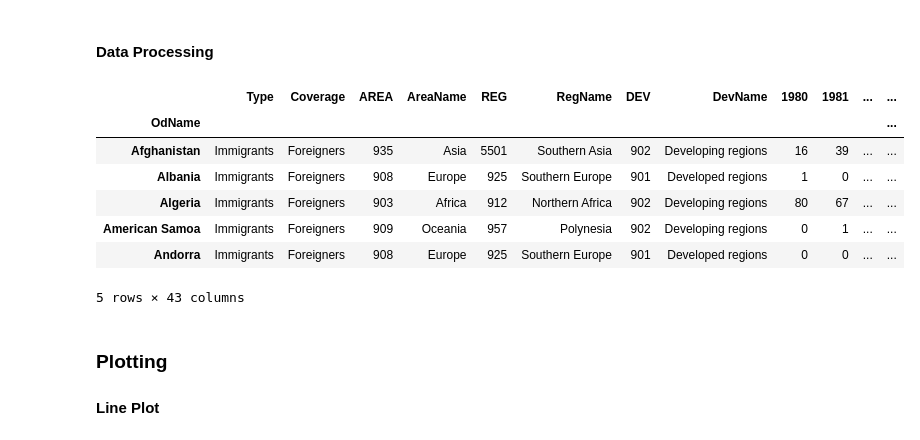
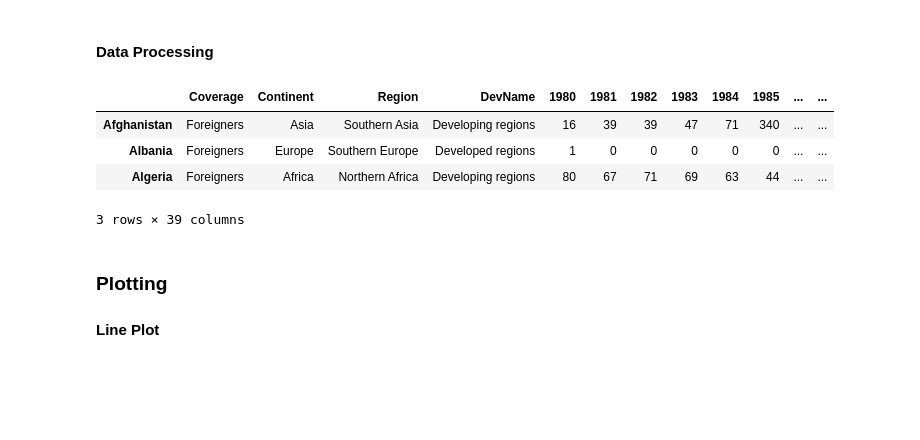
Before and after one commit to BradfordMutemi/datavisualization, a Jupyter notebook: datavisualization.ipynb, the cells around one changed output. Cells and saved outputs as stored; diff of their text form; code cells hidden in the pictures; blank space fills up the shorter version.

```diff
--- a/datavisualization.ipynb
+++ b/datavisualization.ipynb
@@ -40,22 +45,31 @@ memory usage: 65.6+ KB
 # %% [markdown]
 #### Data Processing
 # %%
+# Rename Columns
+df_can = df_can.rename(columns={'OdName':'Country', 'AreaName':'Continent','RegName':'Region'})
+
+# Drop Columns we won't be using
+df_can = df_can.drop(['Type','AREA','REG','DEV'], axis=1)
+
 # Re-index the dataset to have the countries as the index
-df_can = df_can.set_index('OdName')
+df_can = df_can.set_index('Country')
+
+# Drop Index Name
+df_can.index.name = None
 
 # Create a Total Immigrants column
 df_can['TotalImm'] = df_can.loc[:,1980:].sum(axis=1)
+
+# Convert Columns into string
+df_can.columns = list(map(str, df_can.columns))
 # %%
-df_can.head()
+df_can.head(3)
 # %% [output]
-|  | Type | Coverage | AREA | AreaName | REG | RegName | DEV | DevName | 1980 | 1981 | ... | ... |
-| OdName |  |  |  |  |  |  |  |  |  |  |  | ... |
-| Afghanistan | Immigrants | Foreigners | 935 | Asia | 5501 | Southern Asia | 902 | Developing regions | 16 | 39 | ... | ... |
-| Albania | Immigrants | Foreigners | 908 | Europe | 925 | Southern Europe | 901 | Developed regions | 1 | 0 | ... | ... |
-| Algeria | Immigrants | Foreigners | 903 | Africa | 912 | Northern Africa | 902 | Developing regions | 80 | 67 | ... | ... |
-| American Samoa | Immigrants | Foreigners | 909 | Oceania | 957 | Polynesia | 902 | Developing regions | 0 | 1 | ... | ... |
-| Andorra | Immigrants | Foreigners | 908 | Europe | 925 | Southern Europe | 901 | Developed regions | 0 | 0 | ... | ... |
+|  | Coverage | Continent | Region | DevName | 1980 | 1981 | 1982 | 1983 | 1984 | 1985 | ... | ... |
+| Afghanistan | Foreigners | Asia | Southern Asia | Developing regions | 16 | 39 | 39 | 47 | 71 | 340 | ... | ... |
+| Albania | Foreigners | Europe | Southern Europe | Developed regions | 1 | 0 | 0 | 0 | 0 | 0 | ... | ... |
+| Algeria | Foreigners | Africa | Northern Africa | Developing regions | 80 | 67 | 71 | 69 | 63 | 44 | ... | ... |
-5 rows × 43 columns
+3 rows × 39 columns
 # %% [markdown]
 ### Plotting
 #### Line Plot
```
Also changed, not shown: parts of 19 cells of this notebook.
